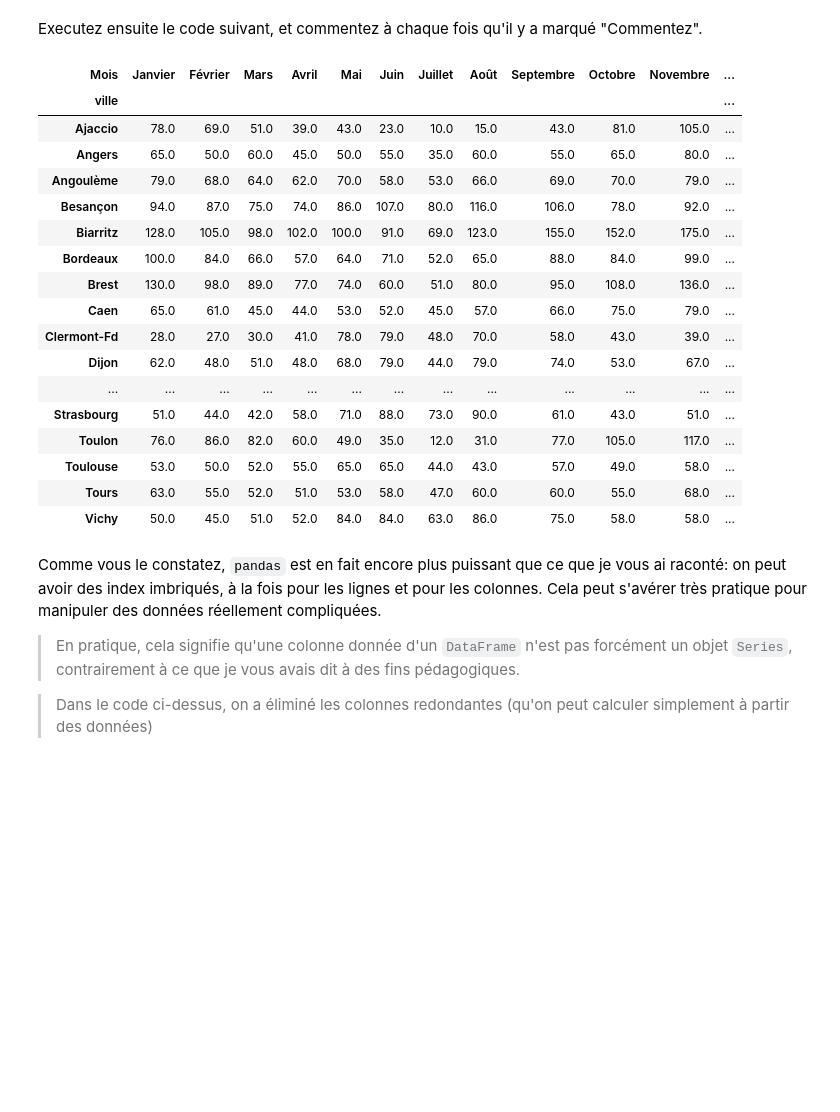
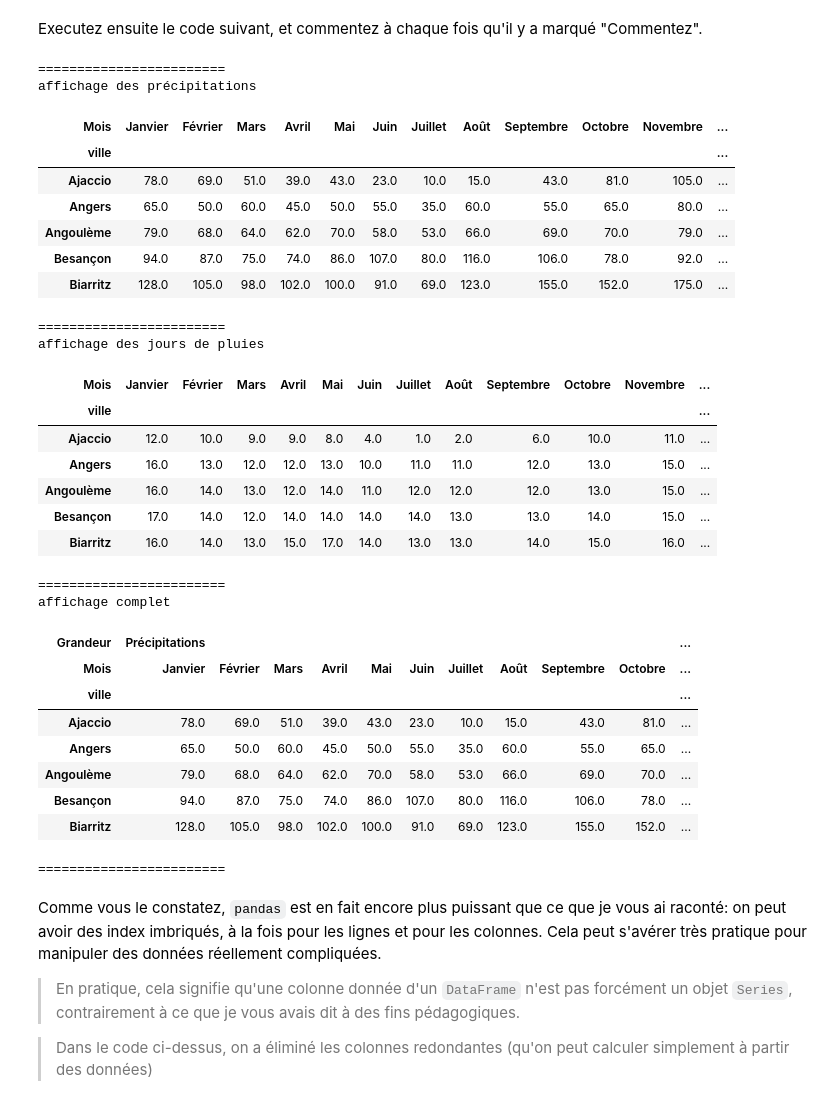
Before and after one commit to campusplage/compte-rendus-bobo_florian__seck_omar, a Jupyter notebook: TP1_pandas.ipynb, the cells around one changed output. Saved outputs shown, nothing was run; the diff lists cells and outputs as text; code cells hidden in the pictures; blank space fills up the shorter version.

Commit message:
Commentaire et affichage

```diff
--- a/TP1_pandas.ipynb
+++ b/TP1_pandas.ipynb
@@ -82,51 +82,69 @@ Executez ensuite le code suivant, et commentez à chaque fois qu'il y a marqué
 # %%
 # On créer une liste des mois
 months = ['Janvier', 'Février', 'Mars', 'Avril', 'Mai', 'Juin', 'Juillet',
           'Août', 'Septembre', 'Octobre', 'Novembre', 'Décembre']
 # on créer une autre liste pour
 types = ['Précipitations', 'Jours de pluie']
 
-# Commentez
+# On crée un indexage multiples pour avoir les précipitations et les jours de pluis dans un multi indexage différent sur les colonnes
 index = pandas.MultiIndex.from_product((types, months),
                                        names=['Grandeur', 'Mois'])
 
-# Commentez
+# On récupère les colonnes des mois pour les précipitations et les Jours de pluies .
 nested_columns = list(range(12)) + list(range(13, 25))
 
 # on crée une DataFrame, avec un multi-index pour ces colonnes imbriquées
 data = pandas.DataFrame(raw_data.iloc[:,nested_columns].to_numpy(), columns=index)
 #Petite erreur dans le code précédent , rain_columns correspondait à nested_columns.
-# Commentez
+# On réindexe la nouvelle dataframe par rapport aux index de lignes de raw_data
 data = data.set_index(raw_data.index)
 
-# Commentez
+# On va rajouter les autres colonnes qui ne dépendant pas des index de colonnes .
 other_columns = ['Température moyenne annuelle', 'Amplitude annuelle des températures',
                  'Insolation annuelle', 'Latitude', 'Longitude', 'Géographie']
 data[other_columns] = raw_data[other_columns]
 
 # Affichage
-#data
+print('========================')
+print('affichage des précipitations')
+display(data['Précipitations'].head() )
+print('========================')
+print('affichage des jours de pluies ')
+display(data['Jours de pluie'].head() )
+print('========================')
+print('affichage complet')
+display(data.head())
+print('========================')
+# %% [output]
+========================
+affichage des précipitations
+| Mois | Janvier | Février | Mars | Avril | Mai | Juin | Juillet | Août | Septembre | Octobre | Novembre | ... |
+| ville |  |  |  |  |  |  |  |  |  |  |  | ... |
+| Ajaccio | 78.0 | 69.0 | 51.0 | 39.0 | 43.0 | 23.0 | 10.0 | 15.0 | 43.0 | 81.0 | 105.0 | ... |
+| Angers | 65.0 | 50.0 | 60.0 | 45.0 | 50.0 | 55.0 | 35.0 | 60.0 | 55.0 | 65.0 | 80.0 | ... |
+| Angoulème | 79.0 | 68.0 | 64.0 | 62.0 | 70.0 | 58.0 | 53.0 | 66.0 | 69.0 | 70.0 | 79.0 | ... |
+| Besançon | 94.0 | 87.0 | 75.0 | 74.0 | 86.0 | 107.0 | 80.0 | 116.0 | 106.0 | 78.0 | 92.0 | ... |
+| Biarritz | 128.0 | 105.0 | 98.0 | 102.0 | 100.0 | 91.0 | 69.0 | 123.0 | 155.0 | 152.0 | 175.0 | ... |
+========================
+affichage des jours de pluies
+| Mois | Janvier | Février | Mars | Avril | Mai | Juin | Juillet | Août | Septembre | Octobre | Novembre | ... |
+| ville |  |  |  |  |  |  |  |  |  |  |  | ... |
+| Ajaccio | 12.0 | 10.0 | 9.0 | 9.0 | 8.0 | 4.0 | 1.0 | 2.0 | 6.0 | 10.0 | 11.0 | ... |
+| Angers | 16.0 | 13.0 | 12.0 | 12.0 | 13.0 | 10.0 | 11.0 | 11.0 | 12.0 | 13.0 | 15.0 | ... |
+| Angoulème | 16.0 | 14.0 | 13.0 | 12.0 | 14.0 | 11.0 | 12.0 | 12.0 | 12.0 | 13.0 | 15.0 | ... |
+| Besançon | 17.0 | 14.0 | 12.0 | 14.0 | 14.0 | 14.0 | 14.0 | 13.0 | 13.0 | 14.0 | 15.0 | ... |
+| Biarritz | 16.0 | 14.0 | 13.0 | 15.0 | 17.0 | 14.0 | 13.0 | 13.0 | 14.0 | 15.0 | 16.0 | ... |
+========================
+affichage complet
+| Grandeur | Précipitations |  |  |  |  |  |  |  |  |  | ... |
+| Mois | Janvier | Février | Mars | Avril | Mai | Juin | Juillet | Août | Septembre | Octobre | ... |
+| ville |  |  |  |  |  |  |  |  |  |  | ... |
+| Ajaccio | 78.0 | 69.0 | 51.0 | 39.0 | 43.0 | 23.0 | 10.0 | 15.0 | 43.0 | 81.0 | ... |
+| Angers | 65.0 | 50.0 | 60.0 | 45.0 | 50.0 | 55.0 | 35.0 | 60.0 | 55.0 | 65.0 | ... |
+| Angoulème | 79.0 | 68.0 | 64.0 | 62.0 | 70.0 | 58.0 | 53.0 | 66.0 | 69.0 | 70.0 | ... |
+| Besançon | 94.0 | 87.0 | 75.0 | 74.0 | 86.0 | 107.0 | 80.0 | 116.0 | 106.0 | 78.0 | ... |
+| Biarritz | 128.0 | 105.0 | 98.0 | 102.0 | 100.0 | 91.0 | 69.0 | 123.0 | 155.0 | 152.0 | ... |
+========================
-# %%
-data['Précipitations']
-# %% [output]
-| Mois | Janvier | Février | Mars | Avril | Mai | Juin | Juillet | Août | Septembre | Octobre | Novembre | ... |
-| ville |  |  |  |  |  |  |  |  |  |  |  | ... |
-| Ajaccio | 78.0 | 69.0 | 51.0 | 39.0 | 43.0 | 23.0 | 10.0 | 15.0 | 43.0 | 81.0 | 105.0 | ... |
-| Angers | 65.0 | 50.0 | 60.0 | 45.0 | 50.0 | 55.0 | 35.0 | 60.0 | 55.0 | 65.0 | 80.0 | ... |
-| Angoulème | 79.0 | 68.0 | 64.0 | 62.0 | 70.0 | 58.0 | 53.0 | 66.0 | 69.0 | 70.0 | 79.0 | ... |
-| Besançon | 94.0 | 87.0 | 75.0 | 74.0 | 86.0 | 107.0 | 80.0 | 116.0 | 106.0 | 78.0 | 92.0 | ... |
-| Biarritz | 128.0 | 105.0 | 98.0 | 102.0 | 100.0 | 91.0 | 69.0 | 123.0 | 155.0 | 152.0 | 175.0 | ... |
-| Bordeaux | 100.0 | 84.0 | 66.0 | 57.0 | 64.0 | 71.0 | 52.0 | 65.0 | 88.0 | 84.0 | 99.0 | ... |
-| Brest | 130.0 | 98.0 | 89.0 | 77.0 | 74.0 | 60.0 | 51.0 | 80.0 | 95.0 | 108.0 | 136.0 | ... |
-| Caen | 65.0 | 61.0 | 45.0 | 44.0 | 53.0 | 52.0 | 45.0 | 57.0 | 66.0 | 75.0 | 79.0 | ... |
-| Clermont-Fd | 28.0 | 27.0 | 30.0 | 41.0 | 78.0 | 79.0 | 48.0 | 70.0 | 58.0 | 43.0 | 39.0 | ... |
-| Dijon | 62.0 | 48.0 | 51.0 | 48.0 | 68.0 | 79.0 | 44.0 | 79.0 | 74.0 | 53.0 | 67.0 | ... |
-| ... | ... | ... | ... | ... | ... | ... | ... | ... | ... | ... | ... | ... |
-| Strasbourg | 51.0 | 44.0 | 42.0 | 58.0 | 71.0 | 88.0 | 73.0 | 90.0 | 61.0 | 43.0 | 51.0 | ... |
-| Toulon | 76.0 | 86.0 | 82.0 | 60.0 | 49.0 | 35.0 | 12.0 | 31.0 | 77.0 | 105.0 | 117.0 | ... |
-| Toulouse | 53.0 | 50.0 | 52.0 | 55.0 | 65.0 | 65.0 | 44.0 | 43.0 | 57.0 | 49.0 | 58.0 | ... |
-| Tours | 63.0 | 55.0 | 52.0 | 51.0 | 53.0 | 58.0 | 47.0 | 60.0 | 60.0 | 55.0 | 68.0 | ... |
-| Vichy | 50.0 | 45.0 | 51.0 | 52.0 | 84.0 | 84.0 | 63.0 | 86.0 | 75.0 | 58.0 | 58.0 | ... |
 # %% [markdown]
 Comme vous le constatez, `pandas` est en fait encore plus puissant que ce que je vous ai raconté: on peut avoir des index imbriqués, à la fois pour les lignes et pour les colonnes. Cela peut s'avérer très pratique pour manipuler des données réellement compliquées.
 
```
Also changed, not shown: parts of 3 cells of this notebook.
